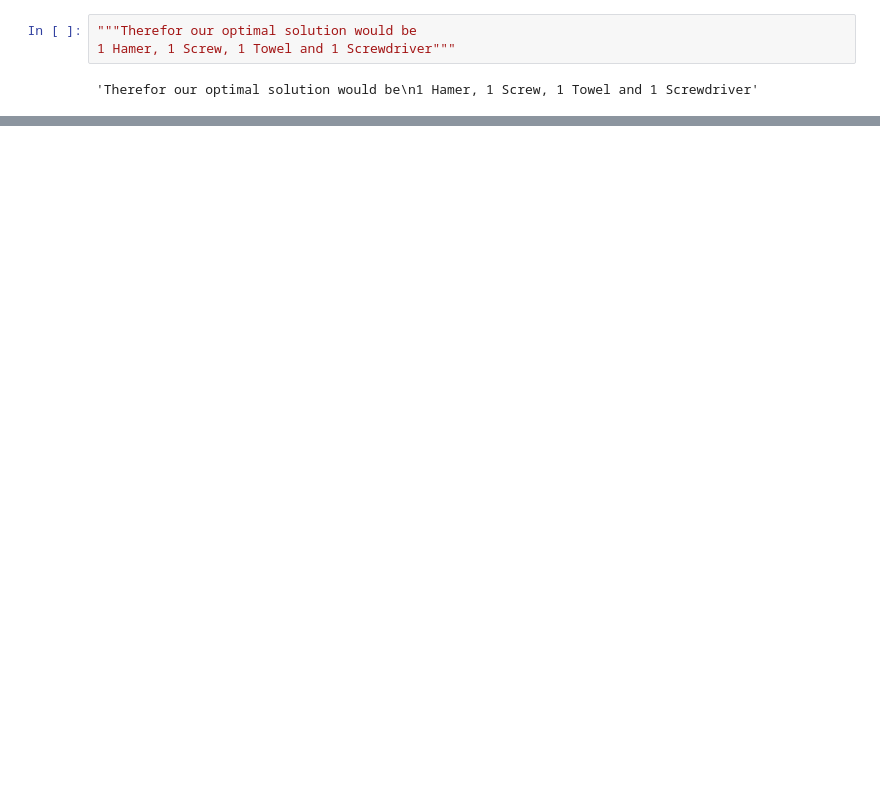
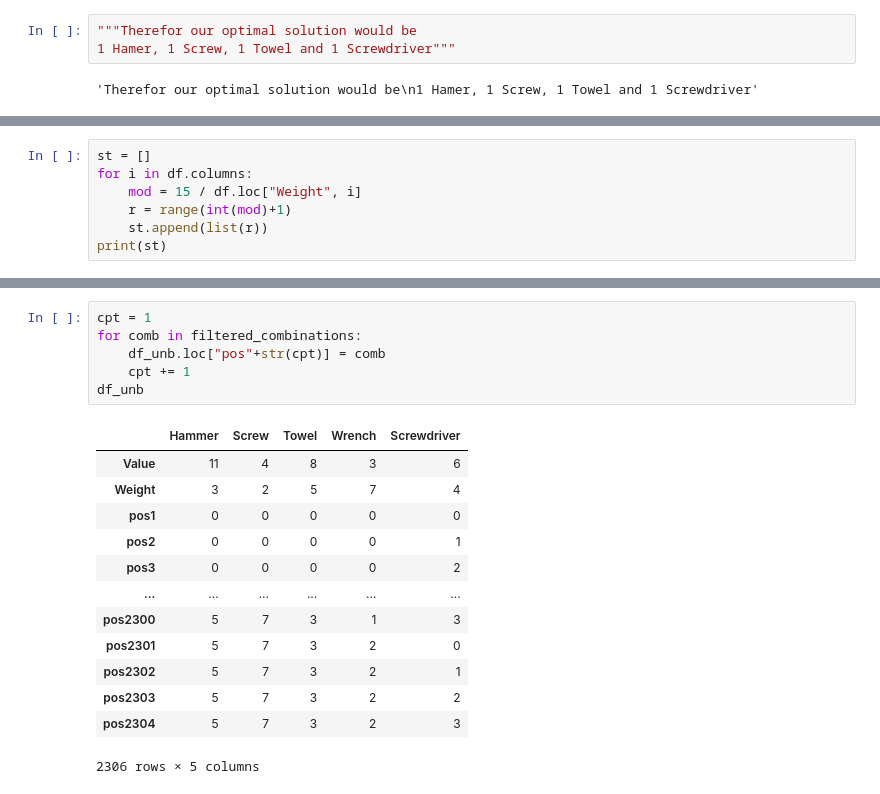
Before and after one commit to GuechtouliAnis/College-Projects, a Jupyter notebook: knapsack.ipynb, the cells around one changed output, grey strips where cells are left out. Drawn from its saved outputs; the diff is of its cells as text; blank space fills up the shorter version.

```diff
--- a/knapsack.ipynb
+++ b/knapsack.ipynb
@@ -71,0 +98,7 @@ dfs.sort_values(by="Total Values",ascending=False).head(1)
+# %%
+st = []
+for i in df.columns:
+    mod = 15 / df.loc["Weight", i]
+    r = range(int(mod)+1)
+    st.append(list(r))
+print(st)
@@ -71,0 +136,20 @@ dfs.sort_values(by="Total Values",ascending=False).head(1)
+# %%
+cpt = 1
+for comb in filtered_combinations:
+    df_unb.loc["pos"+str(cpt)] = comb
+    cpt += 1
+df_unb
+# %% [output]
+|  | Hammer | Screw | Towel | Wrench | Screwdriver |
+| Value | 11 | 4 | 8 | 3 | 6 |
+| Weight | 3 | 2 | 5 | 7 | 4 |
+| pos1 | 0 | 0 | 0 | 0 | 0 |
+| pos2 | 0 | 0 | 0 | 0 | 1 |
+| pos3 | 0 | 0 | 0 | 0 | 2 |
+| ... | ... | ... | ... | ... | ... |
+| pos2300 | 5 | 7 | 3 | 1 | 3 |
+| pos2301 | 5 | 7 | 3 | 2 | 0 |
+| pos2302 | 5 | 7 | 3 | 2 | 1 |
+| pos2303 | 5 | 7 | 3 | 2 | 2 |
+| pos2304 | 5 | 7 | 3 | 2 | 3 |
+2306 rows × 5 columns
```
Also changed, not shown: parts of 14 cells of this notebook.
